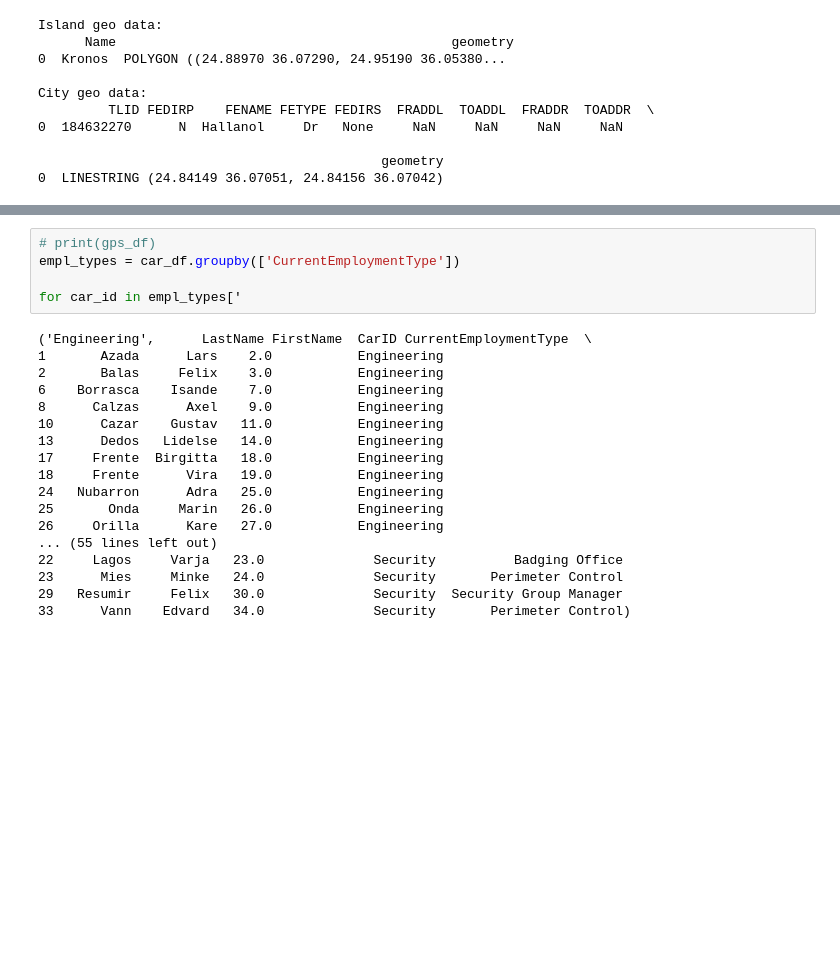
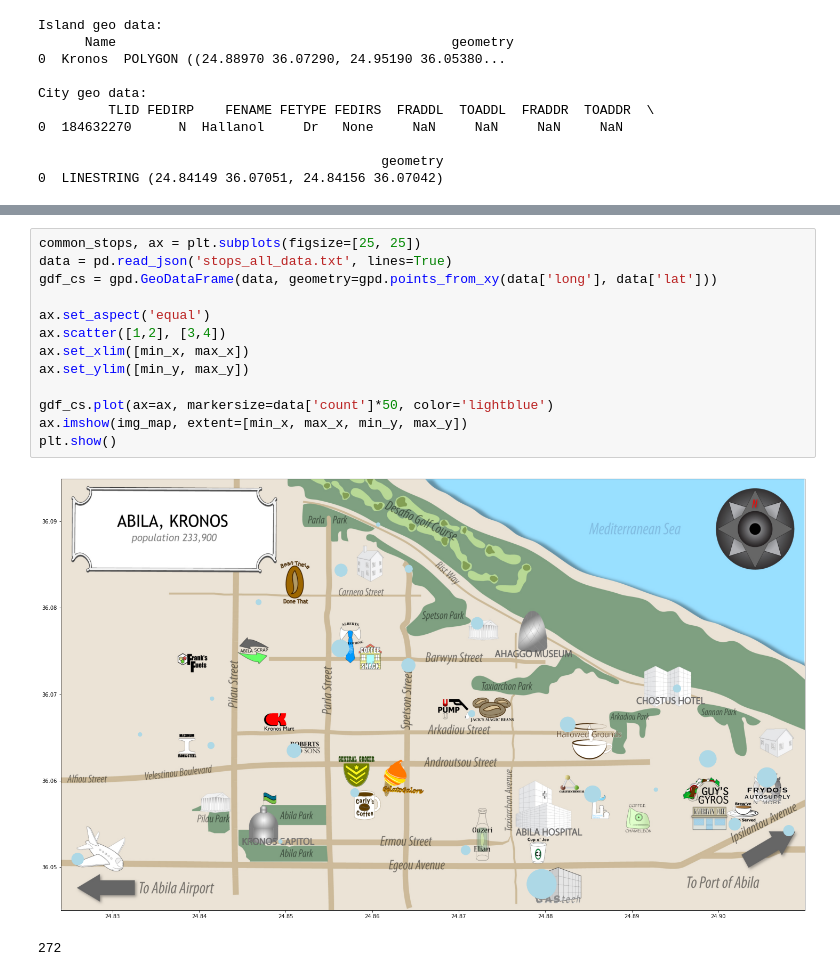
Before and after one commit to mansaronsson/Advanced-Visual-Data-Analysis, a Jupyter notebook: Project/Data exploration 1.ipynb, the cells around one changed output, grey strips where cells are left out. Cells and saved outputs as stored; diff of their text form; blank space fills up the shorter version.

Commit message:
Modified stops info

```diff
--- a/Project/Data exploration 1.ipynb
+++ b/Project/Data exploration 1.ipynb
@@ -114,26 +117,19 @@ plt.show()
 # %% [output]
 24.82403 24.909965 36.045015 36.094918
 [figure]
-# %%
-# print(gps_df)
-empl_types = car_df.groupby(['CurrentEmploymentType'])
-
-for car_id in empl_types['
-# %% [output]
-('Engineering',      LastName FirstName  CarID CurrentEmploymentType  \
-1       Azada      Lars    2.0           Engineering
-2       Balas     Felix    3.0           Engineering
-6    Borrasca    Isande    7.0           Engineering
-8      Calzas      Axel    9.0           Engineering
-10      Cazar    Gustav   11.0           Engineering
-13      Dedos   Lidelse   14.0           Engineering
-17     Frente  Birgitta   18.0           Engineering
-18     Frente      Vira   19.0           Engineering
-24   Nubarron      Adra   25.0           Engineering
-25       Onda     Marin   26.0           Engineering
-26     Orilla      Kare   27.0           Engineering
-... (55 lines left out)
-22     Lagos     Varja   23.0              Security          Badging Office
-23      Mies     Minke   24.0              Security       Perimeter Control
-29   Resumir     Felix   30.0              Security  Security Group Manager
-33      Vann    Edvard   34.0              Security       Perimeter Control)
+# %%
+common_stops, ax = plt.subplots(figsize=[25, 25])
+data = pd.read_json('stops_all_data.txt', lines=True)
+gdf_cs = gpd.GeoDataFrame(data, geometry=gpd.points_from_xy(data['long'], data['lat']))
+
+ax.set_aspect('equal')
+ax.scatter([1,2], [3,4])
+ax.set_xlim([min_x, max_x])
+ax.set_ylim([min_y, max_y])
+
+gdf_cs.plot(ax=ax, markersize=data['count']*50, color='lightblue')
+ax.imshow(img_map, extent=[min_x, max_x, min_y, max_y])
+plt.show()
+# %% [output]
+[figure, added]
+272
```
Also changed, not shown: parts of 5 cells of this notebook, 6 other files.
